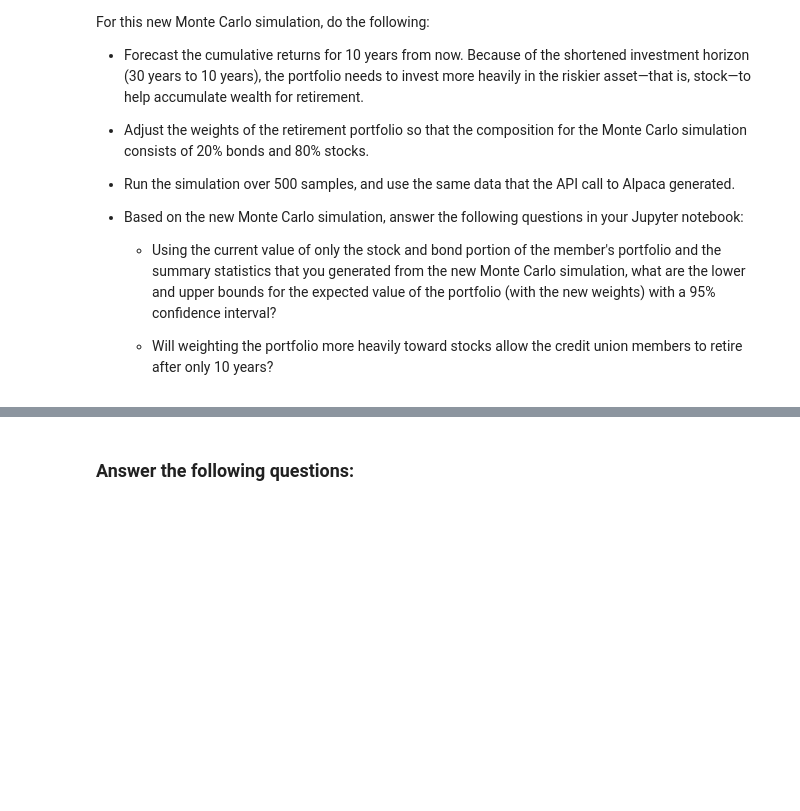
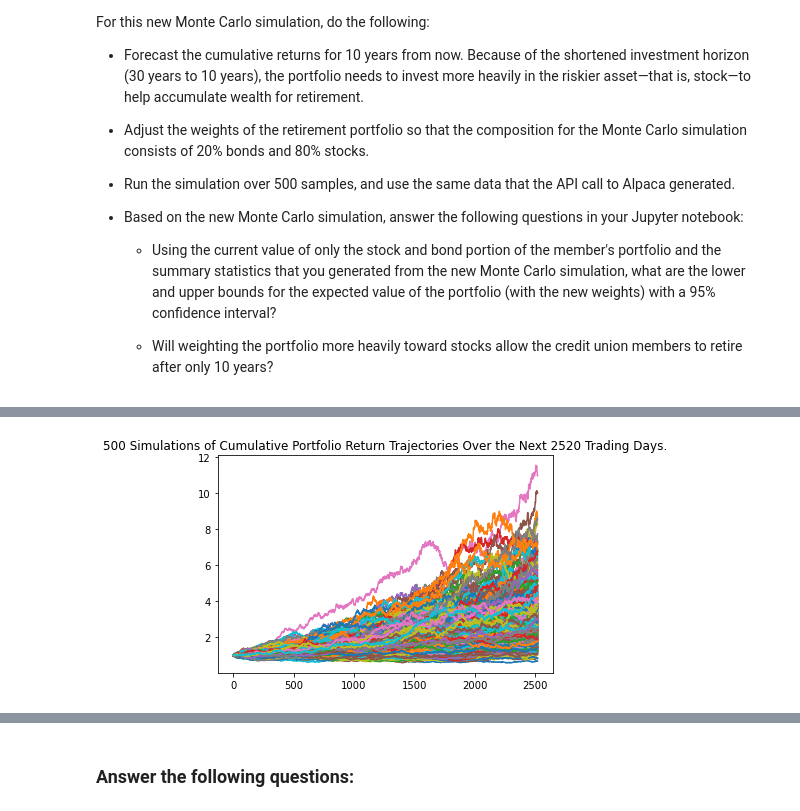
Before and after one commit to JunTheRewels/financial_planners, a Jupyter notebook: Starter_Code/financial_planning_tools.ipynb, the cells around one changed output, grey strips where cells are left out. Saved outputs shown, nothing was run; the diff lists cells and outputs as text; code cells hidden in the pictures; blank space fills up the shorter version.

Commit message:
ran MC sim 10 years

```diff
--- a/Starter_Code/financial_planning_tools.ipynb
+++ b/Starter_Code/financial_planning_tools.ipynb
@@ -607,7 +611,9 @@ For this new Monte Carlo simulation, do the following:
 # Configure a Monte Carlo simulation to forecast 10 years cumulative returns
 # The weights should be split 20% to AGG and 80% to SPY.
 # Run 500 samples.
-# YOUR CODE HERE
-
-# Review the simulation input data
-# YOUR CODE HERE
+MC_ten_year = MCSimulation(
+    portfolio_data=full_decade_df,
+    weights=[.20, .80],
+    num_simulation=500,
+    num_trading_days=252*10
+)
@@ -617,7 +665,9 @@ For this new Monte Carlo simulation, do the following:
 # %%
 # Visualize the 10-year Monte Carlo simulation by creating an
 # overlay line plot
-# YOUR CODE HERE
+MC_ten_line_plot = MC_ten_year.plot_simulation()
+# %% [output]
+[figure, added]
 # %%
 # Visualize the probability distribution of the 10-year Monte Carlo simulation
 # by plotting a histogram
```
Also changed, not shown: parts of 25 cells of this notebook.
